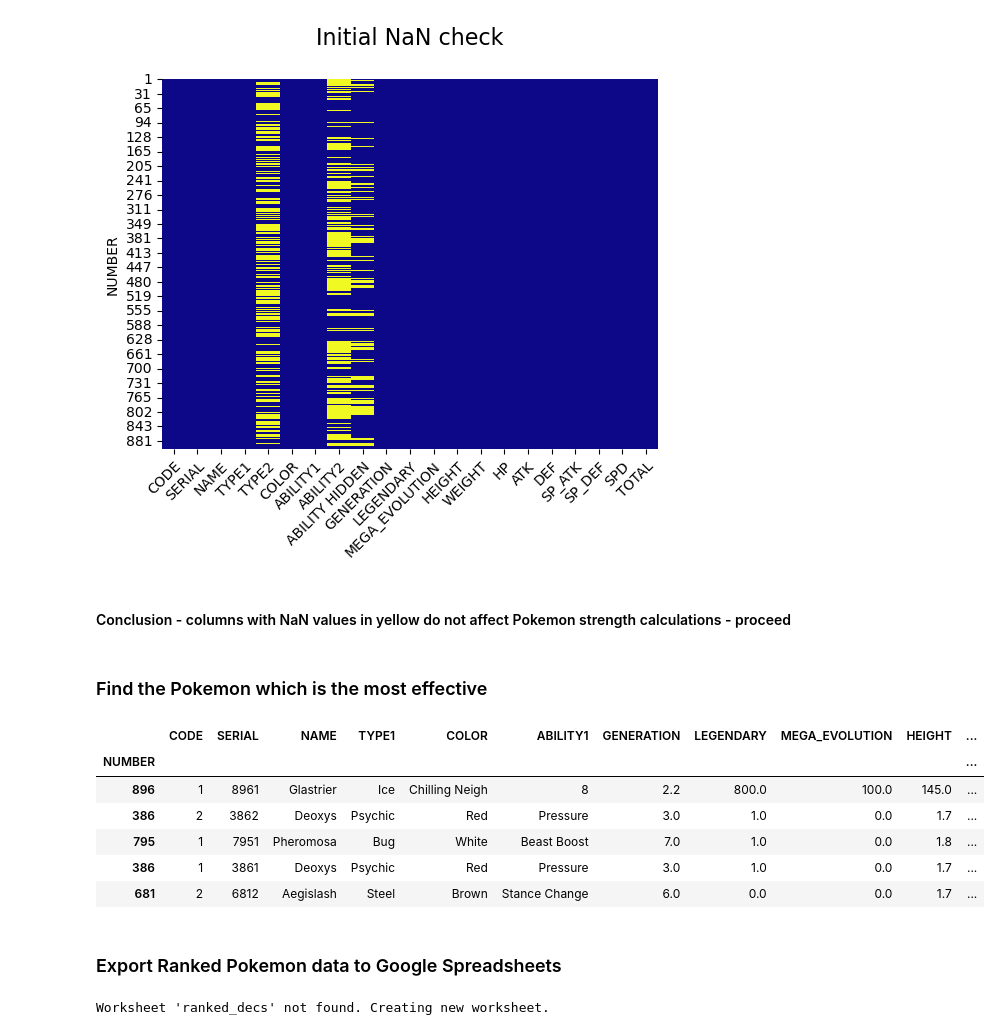
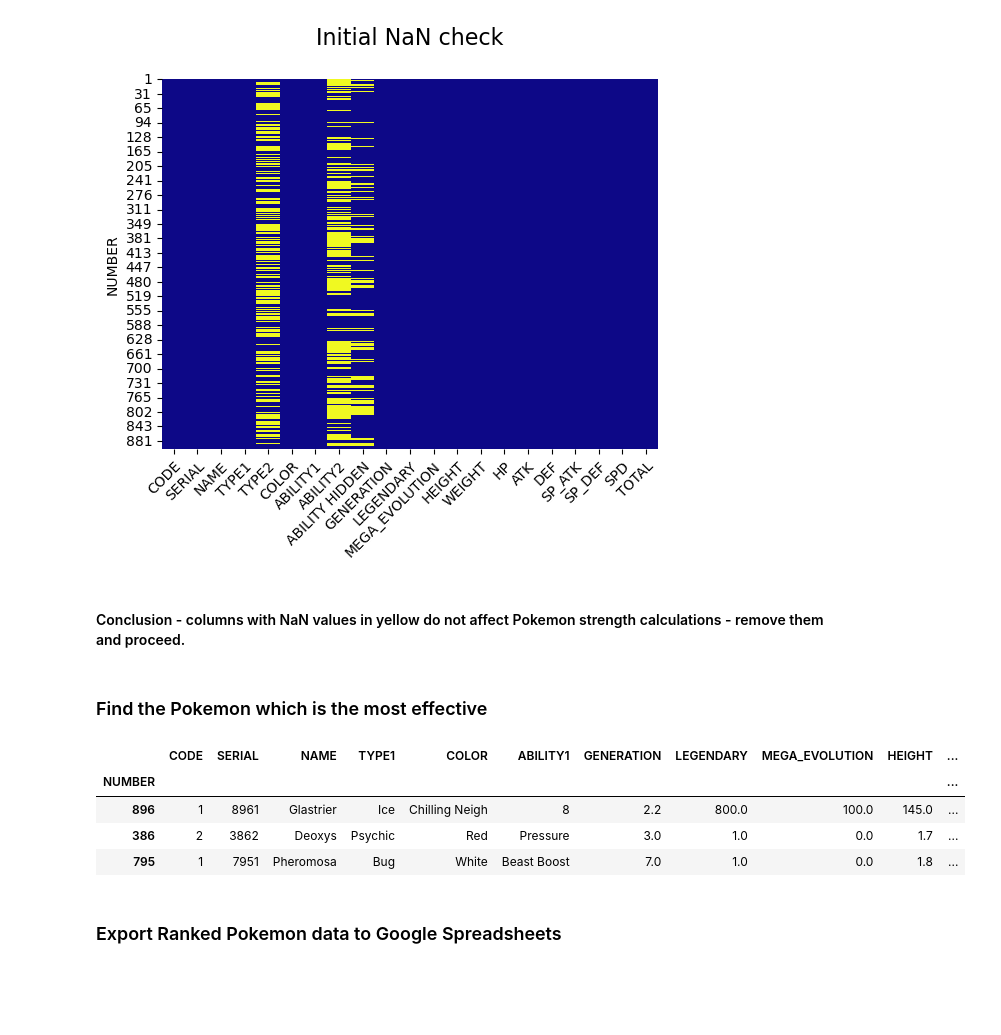
Before and after one commit to ButrosV/scandiweb-hw, a Jupyter notebook: best_pokemon.ipynb, the cells around one changed output. Cells and saved outputs as stored; diff of their text form; code cells hidden in the pictures; blank space fills up the shorter version.

```diff
--- a/best_pokemon.ipynb
+++ b/best_pokemon.ipynb
@@ -25,7 +23,7 @@ url = "https://gist.githubusercontent.com/simsketch/1a029a8d7fca1e4c142cbfd043a6
 def get_data(url: str) -> pd.DataFrame:
     """
     Get Pokemon data from url
-    1) Read first row of the dataset and determine columns cont with headers.
+    1) Read first row of the dataset and determine columns count with headers.
     2) Load remaining dataset dropping extra columns that exceed header count.
     :param url: url link to csv data source
     :return: dataframe with Pokemon data
@@ -55,40 +53,38 @@ plt.show()
 # %% [output]
 [figure]
 # %% [markdown]
-#### Conclusion - columns with NaN values in yellow do not affect Pokemon strength calculations - proceed
+#### Conclusion - columns with NaN values in yellow do not affect Pokemon strength calculations - remove them and proceed.
 # %% [markdown]
 ###  Find the Pokemon which is the most effective
 # %%
 def strength_rank(df:pd.DataFrame)->pd.DataFrame:
     """
     Get Pokemon rank from best to worst with given formula:
     1) Create a copy dataset and remove all columns containing NaN values.
     2) Add "Poke_strength" column indicating pokemon rank.
     3) Sort new dataset in descending order according to the rank.
     :param df: input dataset that must contain "ATK", "DEF", "SP_ATK" and "SP_DEF" columns.
-    :return: dataframe with ranked Pokemon names, serial and code numbers.
+    :return: dataframe with ranked Pokemon names.
     """
     df_strength = df.copy(deep=True) # deep copy to avoid unexpected behavior altering original dataset
-    df_strength = df_strength.dropna(axis=1)  # remove ll columns containing empty values
+    df_strength = df_strength.dropna(axis=1)  # remove all columns containing empty values
     df_strength["Poke_strength"] = (df["ATK"] - df["DEF"])*0.8 + (df["SP_ATK"] - df["SP_DEF"])*0.2
     return df_strength.sort_values(by="Poke_strength", ascending=False)
 
 df_ranked = strength_rank(df)  # apply function
-df_ranked.head(5) # display top 5 Pokemons
+df_ranked.head(3) # display top 3 Pokemons
 # %% [output]
 |  | CODE | SERIAL | NAME | TYPE1 | COLOR | ABILITY1 | GENERATION | LEGENDARY | MEGA_EVOLUTION | HEIGHT | ... |
 | NUMBER |  |  |  |  |  |  |  |  |  |  | ... |
 | 896 | 1 | 8961 | Glastrier | Ice | Chilling Neigh | 8 | 2.2 | 800.0 | 100.0 | 145.0 | ... |
 | 386 | 2 | 3862 | Deoxys | Psychic | Red | Pressure | 3.0 | 1.0 | 0.0 | 1.7 | ... |
 | 795 | 1 | 7951 | Pheromosa | Bug | White | Beast Boost | 7.0 | 1.0 | 0.0 | 1.8 | ... |
-| 386 | 1 | 3861 | Deoxys | Psychic | Red | Pressure | 3.0 | 1.0 | 0.0 | 1.7 | ... |
-| 681 | 2 | 6812 | Aegislash | Steel | Brown | Stance Change | 6.0 | 0.0 | 0.0 | 1.7 | ... |
 # %% [markdown]
 ### Export Ranked Pokemon data to Google Spreadsheets
 # %%
 
 credentials_path = './scandiweb-homework-67667ca89098.json'  # replace with your own path to credentials
-spreadsheet_id = "1rjgKcRvLskt3KbL2KcGb27tvw9zVIy_9yU8GpvKzXrY" # replace with of your own Google sheets file with
+spreadsheet_id = "1rjgKcRvLskt3KbL2KcGb27tvw9zVIy_9yU8GpvKzXrY" # replace with of your own Google Spreadsheets file with
     # 'edit' access granted for Google Service Account client email address
 worksheet_n = "ranked_decs"
 
@@ -100,9 +96,9 @@ def save_to_gsheets(credentials_path:str=credentials_path,
     """
     Save a DataFrame to a specified worksheet in a Google Spreadsheet.
 
-    Connects to Google Sheets using a service account, opens the specified
-    spreadsheet and worksheet, and writes the contents of the provided
-    DataFrame to it. If the worksheet does not exist, it will be created.
+    1) Connect to Google Sheets using a service account, opens the specified
+    spreadsheet and worksheet
+    2) write the contents of the provided DataFrame to it. If the worksheet does not exist, it will be created.
     Existing data in the worksheet will be cleared before writing new content.
 
     :param credentials_path: Path to the Google service account credentials JSON file.
@@ -140,5 +136,3 @@ def save_to_gsheets(credentials_path:str=credentials_path,
 
 
 save_to_gsheets()  # run export function
-# %% [output]
-Worksheet 'ranked_decs' not found. Creating new worksheet.
```
Also changed, not shown: parts of 2 cells of this notebook.
